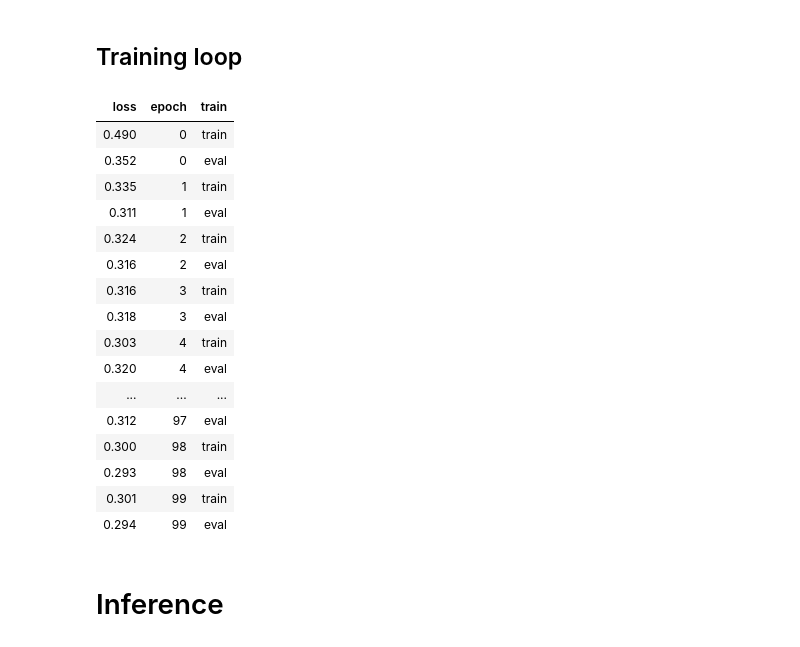
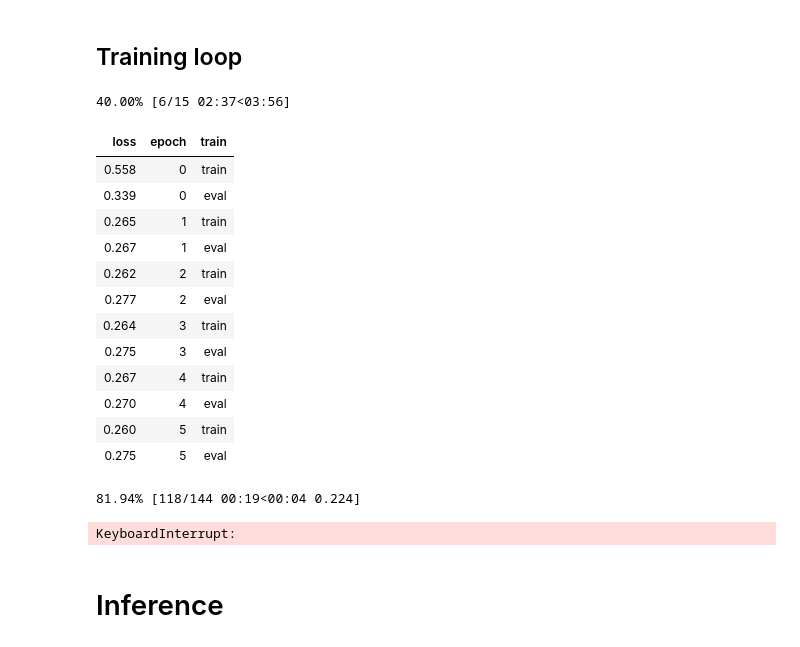
Before and after one commit to JohnRomanelis/SPVD, a Jupyter notebook: experiments/SparseClean3.ipynb, the cells around one changed output. Saved outputs shown, nothing was run; the diff lists cells and outputs as text; code cells hidden in the pictures.

```diff
--- a/experiments/SparseClean3.ipynb
+++ b/experiments/SparseClean3.ipynb
@@ -100,7 +103,7 @@ class LossCB(Callback):
 # %% [markdown]
 ## Train
 # %%
-get_model = partial(SPVUnet, voxel_size=0.1, pres=1e-8)
+get_model = partial(SPVUnet, voxel_size=0.1, pres=1e-5)
 # %%
 from utils import model_num_params
 model = get_model()
@@ -120,38 +121,37 @@ learn.lr_find(max_mult=3)
 ## Training loop
 # %%
 lr = 0.005
-epochs = 100 #500 #args['train_epochs'] #400
+epochs = 15 #500 #args['train_epochs'] #400
 
 model = get_model()
 
 # scheduler
 total_steps = epochs * len(dls.train)
 sched = partial(torch.optim.lr_scheduler.OneCycleLR, max_lr=lr, total_steps = total_steps)
 
 # Callbacks
 ddpm_cb = DDPMCB()
 cbs = [ddpm_cb, DeviceCBSparse(), ProgressCB(plot=False), LossCB(), BatchSchedCB(sched), GradientClipCB()]
 
 learn = TrainLearner(model, dls, nn.MSELoss(), lr=lr, cbs=cbs, opt_func=torch.optim.Adam)
 learn.fit(epochs)
 # %% [output]
+40.00% [6/15 02:37<03:56]
 | loss | epoch | train |
-| 0.490 | 0 | train |
-| 0.352 | 0 | eval |
-| 0.335 | 1 | train |
-| 0.311 | 1 | eval |
-| 0.324 | 2 | train |
-| 0.316 | 2 | eval |
-| 0.316 | 3 | train |
-| 0.318 | 3 | eval |
-| 0.303 | 4 | train |
-| 0.320 | 4 | eval |
-| ... | ... | ... |
-| 0.312 | 97 | eval |
-| 0.300 | 98 | train |
-| 0.293 | 98 | eval |
-| 0.301 | 99 | train |
-| 0.294 | 99 | eval |
+| 0.558 | 0 | train |
+| 0.339 | 0 | eval |
+| 0.265 | 1 | train |
+| 0.267 | 1 | eval |
+| 0.262 | 2 | train |
+| 0.277 | 2 | eval |
+| 0.264 | 3 | train |
+| 0.275 | 3 | eval |
+| 0.267 | 4 | train |
+| 0.270 | 4 | eval |
+| 0.260 | 5 | train |
+| 0.275 | 5 | eval |
+81.94% [118/144 00:19<00:04 0.224]
+KeyboardInterrupt:
 # %% [markdown]
 # Inference
 # %%
```
Also changed, not shown: parts of 6 cells of this notebook, 5 other files.
